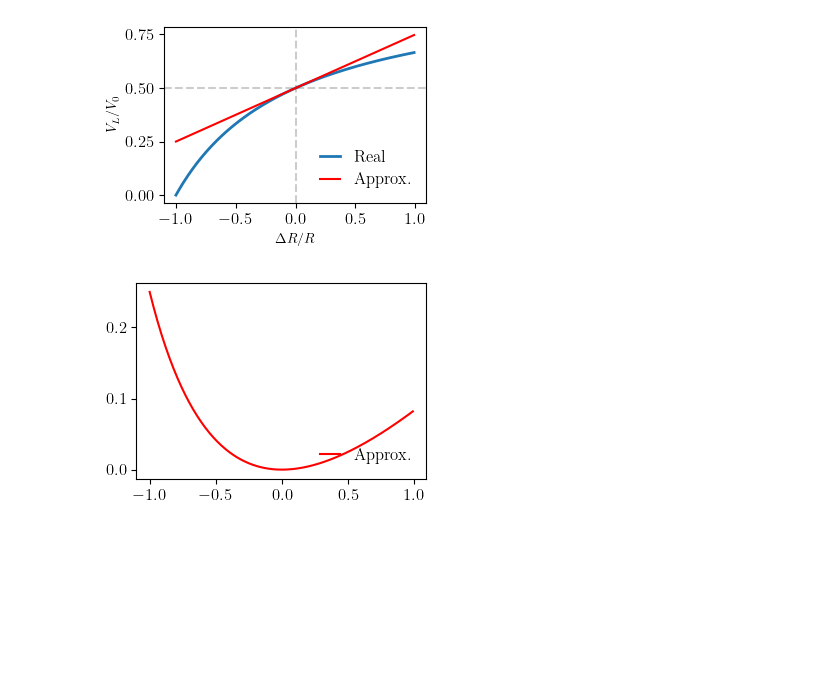
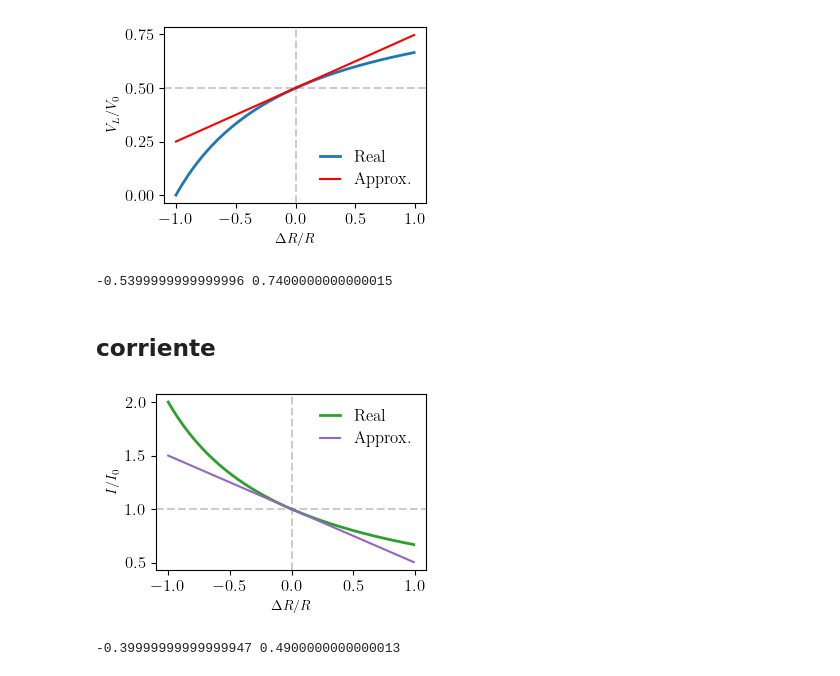
Before and after one commit to chacoma/LABO3_DF_UBA, a Jupyter notebook: Apuntes/Circuitos DC/images/graficos.ipynb, the cells around one changed output. Saved outputs shown, nothing was run; the diff lists cells and outputs as text; code cells hidden in the pictures; blank space fills up the shorter version.

```diff
--- a/Apuntes/Circuitos DC/images/graficos.ipynb
+++ b/Apuntes/Circuitos DC/images/graficos.ipynb
@@ -192,23 +194,53 @@ plot.show("divisor_plot.jpg", loc=4)
 # %% [output]
 [figure]
 # %%
-plot = pl.Plotter(H=2.5,W=3.5)
-
 x1= np.arange(-1.,1., 0.01)
 f1 = lambda u : (1+u)/(2+u)
 f2 = lambda u : (1/2)+(1/4)*u
 
-plot.ax.plot(x2,f2(x1)-f1(x1), c="C2")
+err = f2(x1)-f1(x1)
 
-'''
-plot.ax.axhline( 0.5, linestyle='--',c='black', alpha=0.2 )
-plot.ax.axvline( 0, linestyle='--',c='black', alpha=0.2 )'
-
-
-plot.ax.set_ylabel( "$V_{L}/V_0$" )
-plot.ax.set_xlabel( "$\Delta R/R_e$" )'
-'''
-
-plot.show("divisor_plot2.jpg", loc=4)
+print (min(x1[err<0.05]), max(x1[err<0.05]))
 # %% [output]
-[figure, removed]
+-0.5399999999999996 0.7400000000000015
+# %% [markdown]
+## corriente
+# %%
+plot = pl.Plotter(H=2.5,W=3.5)
+
+x1= np.arange(-1.,1., 0.01)
+f1 = lambda u : (1)/(1+0.5*u)
+plot.ax.plot(x1,f1(x1), c="C2", linewidth=2, label="Real")
+
+
+x2= np.arange(-1.,1., 0.01)
+f2 = lambda u : 1-(1/2)*u
+plot.ax.plot(x2,f2(x1), c="C4", label="Approx.", zorder=4)
+
+#x1= np.arange(-0.5,0.5, 0.01)
+#plot.ax.plot(x1,f2(x1)-f1(x1), c="black", linestyle="--", alpha=0.5, zorder=0, label="$\delta$")
+
+
+plot.ax.axhline( 1, linestyle='--',c='black', alpha=0.2 )
+plot.ax.axvline( 0, linestyle='--',c='black', alpha=0.2 )
+
+#plot.ax.set_yticks([0,0.25,0.5,0.75])
+
+plot.ax.set_ylabel( "$I/I_0$" )
+plot.ax.set_xlabel( "$\Delta R/R$" )
+
+plot.show("divisor_I_plot.jpg", loc=1)
+# %% [output]
+[figure, added]
+# %%
+x1= np.arange(-1.,1., 0.01)
+f1 = lambda u : (1)/(1+0.5*u)
+f2 = lambda u : 1-(1/2)*u
+
+err = abs(f2(x1)-f1(x1))
+
+xerr = x1[err<0.05]
+
+print (min(xerr), max(xerr))
+# %% [output]
+-0.39999999999999947 0.4900000000000013
```
Also changed, not shown: parts of 6 cells of this notebook, 1 other file.
